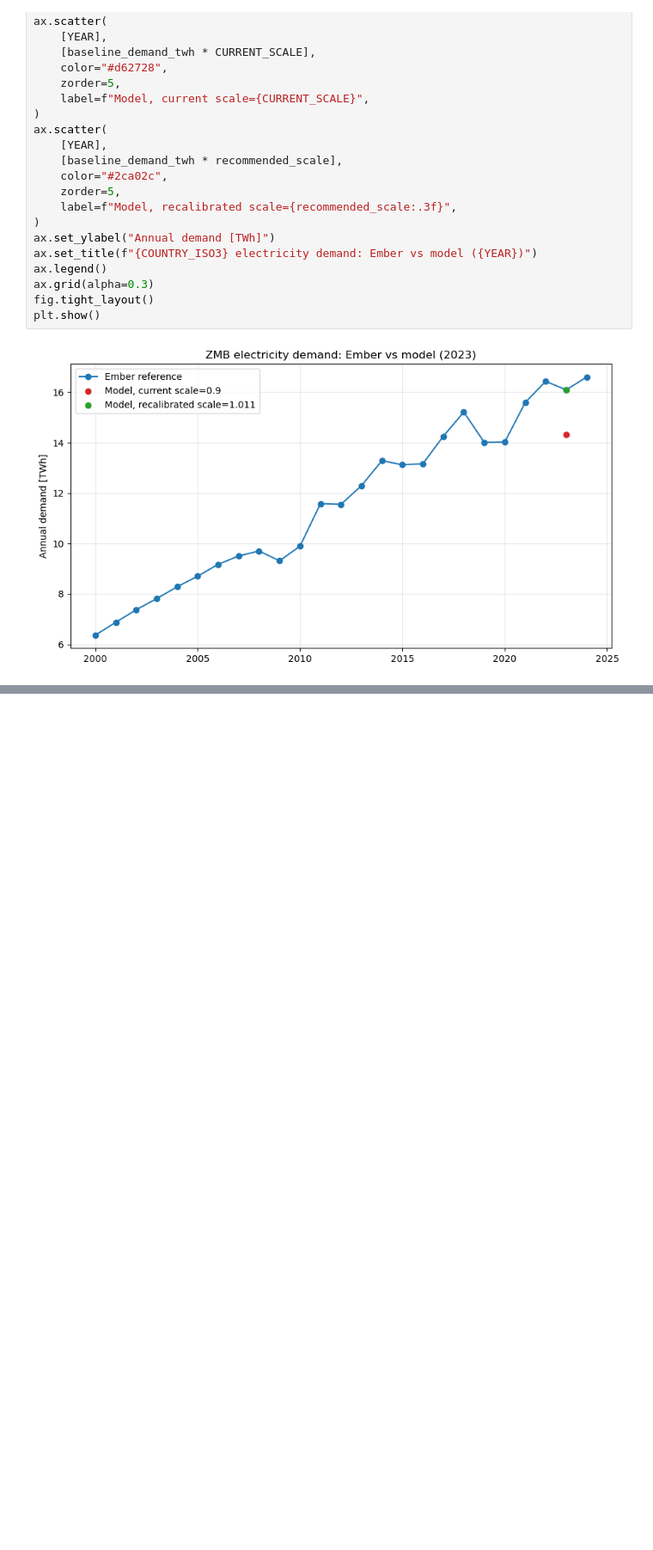
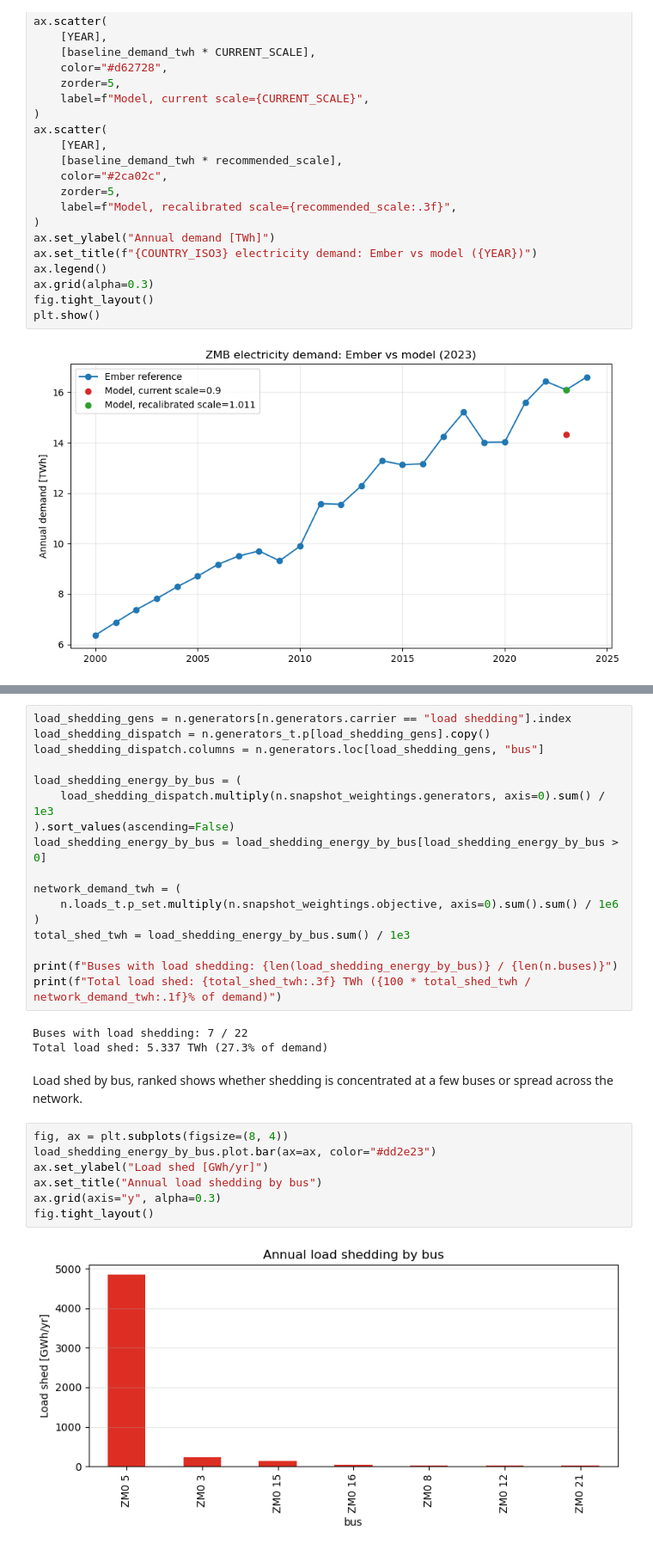
Before and after one commit to open-energy-transition/zambia-dev-notebooks, a Jupyter notebook: load_scale_calibration.ipynb, the cells around one changed output, grey strips where cells are left out. Shown at 86% size. Drawn from its saved outputs; the diff is of its cells as text; blank space fills up the shorter version.

```diff
--- a/load_scale_calibration.ipynb
+++ b/load_scale_calibration.ipynb
@@ -122,0 +286,31 @@ plt.show()
+# %%
+load_shedding_gens = n.generators[n.generators.carrier == "load shedding"].index
+load_shedding_dispatch = n.generators_t.p[load_shedding_gens].copy()
+load_shedding_dispatch.columns = n.generators.loc[load_shedding_gens, "bus"]
+
+load_shedding_energy_by_bus = (
+    load_shedding_dispatch.multiply(n.snapshot_weightings.generators, axis=0).sum() / 1e3
+).sort_values(ascending=False)
+load_shedding_energy_by_bus = load_shedding_energy_by_bus[load_shedding_energy_by_bus > 0]
+
+network_demand_twh = (
+    n.loads_t.p_set.multiply(n.snapshot_weightings.objective, axis=0).sum().sum() / 1e6
+)
+total_shed_twh = load_shedding_energy_by_bus.sum() / 1e3
+
+print(f"Buses with load shedding: {len(load_shedding_energy_by_bus)} / {len(n.buses)}")
+print(f"Total load shed: {total_shed_twh:.3f} TWh ({100 * total_shed_twh / network_demand_twh:.1f}% of demand)")
+# %% [output]
+Buses with load shedding: 7 / 22
+Total load shed: 5.337 TWh (27.3% of demand)
+# %% [markdown]
+Load shed by bus, ranked shows whether shedding is concentrated at a few buses or spread across the network.
+# %%
+fig, ax = plt.subplots(figsize=(8, 4))
+load_shedding_energy_by_bus.plot.bar(ax=ax, color="#dd2e23")
+ax.set_ylabel("Load shed [GWh/yr]")
+ax.set_title("Annual load shedding by bus")
+ax.grid(axis="y", alpha=0.3)
+fig.tight_layout()
+# %% [output]
+[figure, added]
```
Also changed, not shown: parts of 33 cells of this notebook.
